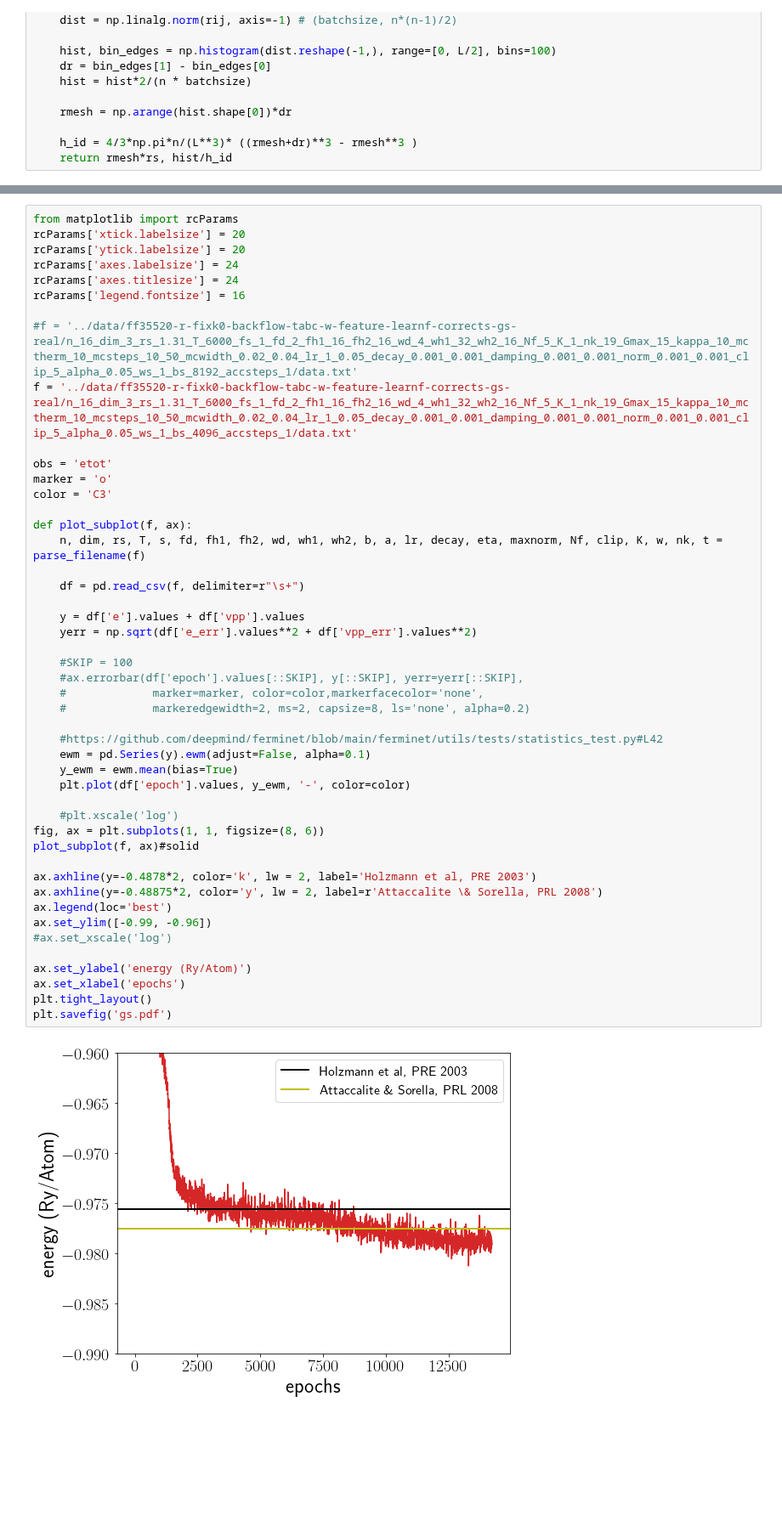
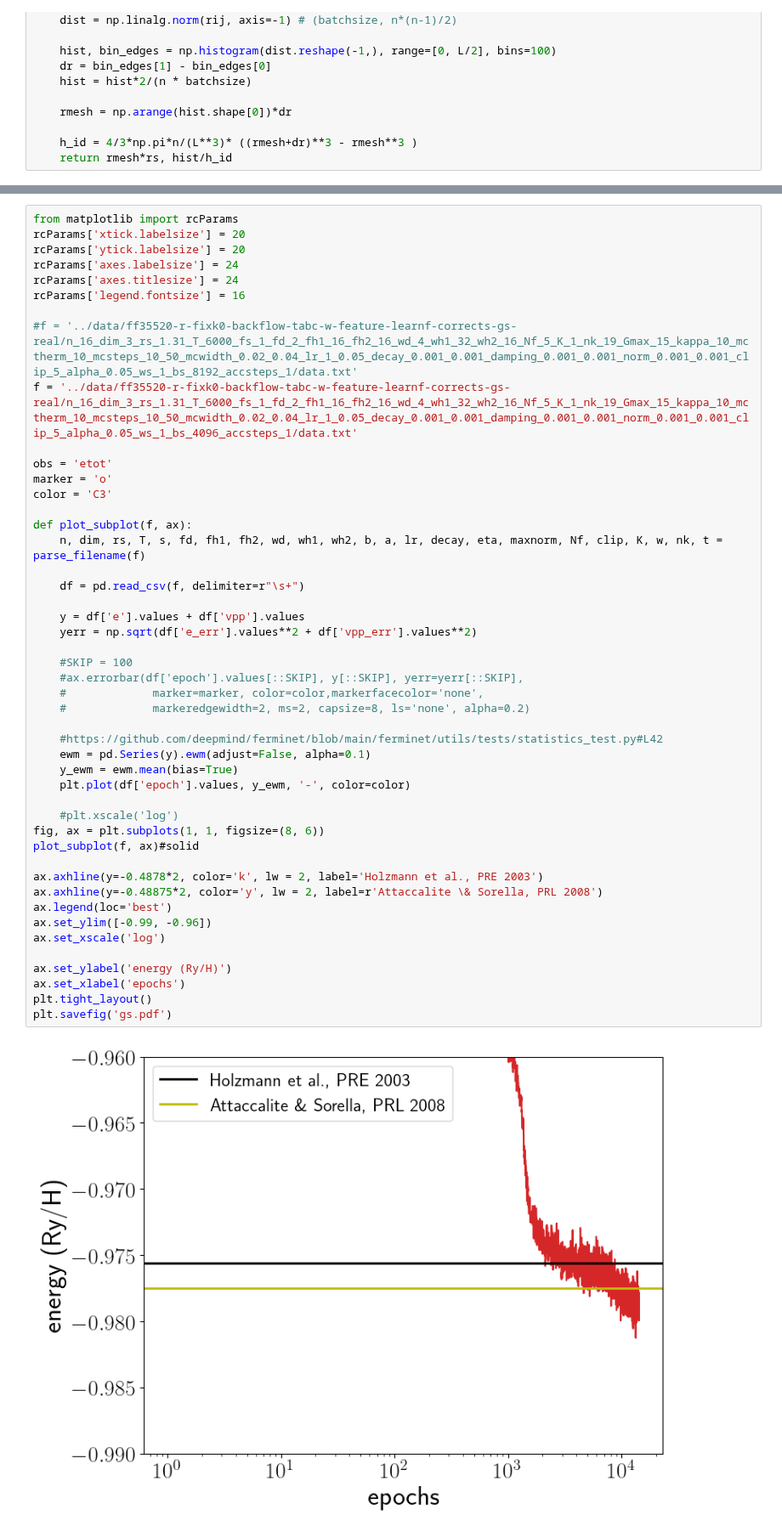
Before and after one commit to fermiflow/hydrogen, a Jupyter notebook: analysis/molecule.ipynb, the cells around one changed output, grey strips where cells are left out. Shown at 85% size. Cells and saved outputs as stored; diff of their text form; blank space fills up the shorter version.

```diff
--- a/analysis/molecule.ipynb
+++ b/analysis/molecule.ipynb
@@ -260,34 +261,34 @@ color = 'C3'
 def plot_subplot(f, ax):
     n, dim, rs, T, s, fd, fh1, fh2, wd, wh1, wh2, b, a, lr, decay, eta, maxnorm, Nf, clip, K, w, nk, t = parse_filename(f)
 
     df = pd.read_csv(f, delimiter=r"\s+")
 
     y = df['e'].values + df['vpp'].values
     yerr = np.sqrt(df['e_err'].values**2 + df['vpp_err'].values**2)
 
     #SKIP = 100
     #ax.errorbar(df['epoch'].values[::SKIP], y[::SKIP], yerr=yerr[::SKIP],
     #             marker=marker, color=color,markerfacecolor='none',
     #             markeredgewidth=2, ms=2, capsize=8, ls='none', alpha=0.2)
 
     #https://github.com/deepmind/ferminet/blob/main/ferminet/utils/tests/statistics_test.py#L42
     ewm = pd.Series(y).ewm(adjust=False, alpha=0.1)
     y_ewm = ewm.mean(bias=True)
     plt.plot(df['epoch'].values, y_ewm, '-', color=color)
 
     #plt.xscale('log')
 fig, ax = plt.subplots(1, 1, figsize=(8, 6))
 plot_subplot(f, ax)#solid
 
-ax.axhline(y=-0.4878*2, color='k', lw = 2, label='Holzmann et al, PRE 2003')
+ax.axhline(y=-0.4878*2, color='k', lw = 2, label='Holzmann et al., PRE 2003')
 ax.axhline(y=-0.48875*2, color='y', lw = 2, label=r'Attaccalite \& Sorella, PRL 2008')
 ax.legend(loc='best')
 ax.set_ylim([-0.99, -0.96])
-#ax.set_xscale('log')
+ax.set_xscale('log')
 
-ax.set_ylabel('energy (Ry/Atom)')
+ax.set_ylabel('energy (Ry/H)')
 ax.set_xlabel('epochs')
 plt.tight_layout()
 plt.savefig('gs.pdf')
 # %% [output]
-[figure, old version]
+[figure, new version]
```
Also changed, not shown: parts of 2 cells of this notebook, 1 other file.
